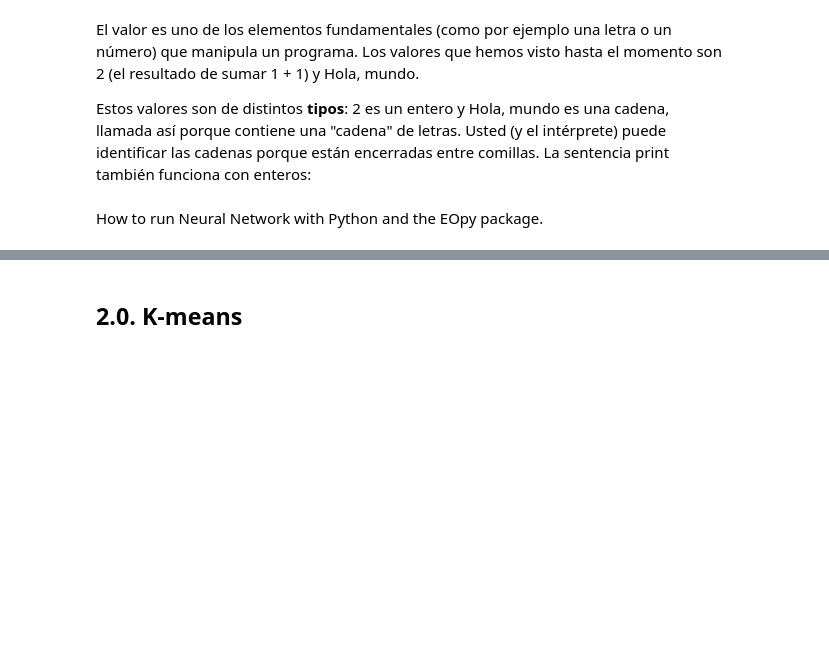
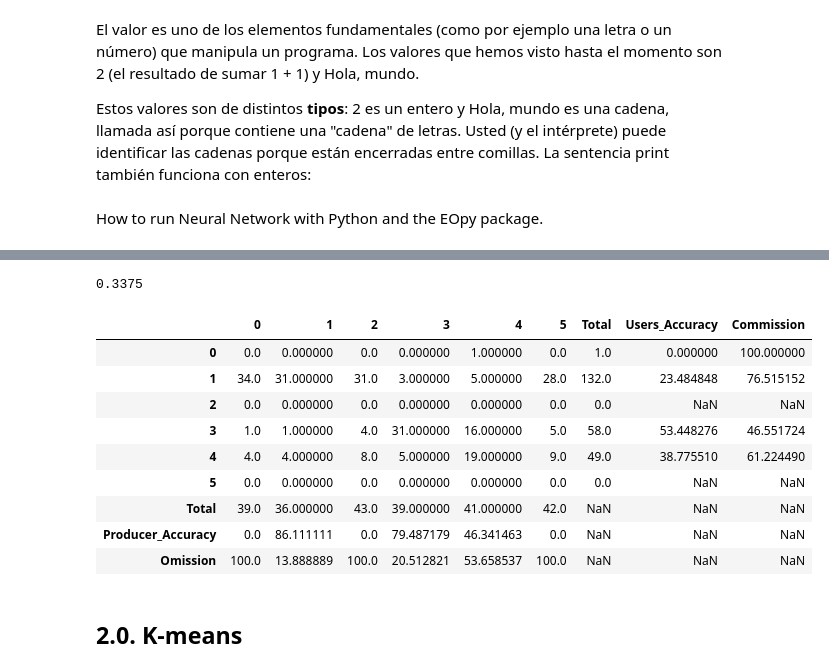
Before and after one commit to ytarazona/scikit-eo, a Jupyter notebook: examples/notebooks/01. Machine learning.ipynb, the cells around one changed output, grey strips where cells are left out. Cells and saved outputs as stored; diff of their text form; code cells hidden in the pictures; blank space fills up the shorter version.

```diff
--- a/examples/notebooks/01. Machine learning.ipynb
+++ b/examples/notebooks/01. Machine learning.ipynb
@@ -18,14 +22,14 @@ import matplotlib.pyplot as plt
 from dbfread import DBF
 import rasterio
 
-path_raster = r"G:\4_RS_Python\Leccion4\Datos\232066\LC08_SUBSET_232066_20190727_STACK.tif"
+path_raster = r"I:\DocenteUniversidades\Clases_UNALM\Investigacion\Clasificacion\raster\LT05_198032_2009_Vilca.tif"
 img = rasterio.open(path_raster)
 
-path_endmembers = r"G:\4_RS_Python\Leccion4\shp\signaturas2018.dbf"
+path_endmembers = r"I:\DocenteUniversidades\Clases_UNALM\Investigacion\Clasificacion\endmembers\endmembers_2009.dbf"
 endmembers = DBF(path_endmembers)
-
-clas = mla(image = img, endm = endmembers)
-classi = clas.NN(max_iter = 400, training_split = 0.5)
+# %%
+clas = mla(image = img, endm = endmembers)
+classi = clas.SVM(training_split = 0.5)
 # %%
 # kmeans
 plt.figure(figsize=(7,7))
@@ -40,3 +43,20 @@ wr.writeRaster(arr = classi.get('Classification_Map'),
+# %%
+classi.get('Overall_Accuracy')
+# %% [output]
+0.3375
+# %%
+classi.get('Confusion_Matrix')
+# %% [output]
+|  | 0 | 1 | 2 | 3 | 4 | 5 | Total | Users_Accuracy | Commission |
+| 0 | 0.0 | 0.000000 | 0.0 | 0.000000 | 1.000000 | 0.0 | 1.0 | 0.000000 | 100.000000 |
+| 1 | 34.0 | 31.000000 | 31.0 | 3.000000 | 5.000000 | 28.0 | 132.0 | 23.484848 | 76.515152 |
+| 2 | 0.0 | 0.000000 | 0.0 | 0.000000 | 0.000000 | 0.0 | 0.0 | NaN | NaN |
+| 3 | 1.0 | 1.000000 | 4.0 | 31.000000 | 16.000000 | 5.0 | 58.0 | 53.448276 | 46.551724 |
+| 4 | 4.0 | 4.000000 | 8.0 | 5.000000 | 19.000000 | 9.0 | 49.0 | 38.775510 | 61.224490 |
+| 5 | 0.0 | 0.000000 | 0.0 | 0.000000 | 0.000000 | 0.0 | 0.0 | NaN | NaN |
+| Total | 39.0 | 36.000000 | 43.0 | 39.000000 | 41.000000 | 42.0 | NaN | NaN | NaN |
+| Producer_Accuracy | 0.0 | 86.111111 | 0.0 | 79.487179 | 46.341463 | 0.0 | NaN | NaN | NaN |
+| Omission | 100.0 | 13.888889 | 100.0 | 20.512821 | 53.658537 | 100.0 | NaN | NaN | NaN |
 # %% [markdown]
 ## 2.0. K-means
 # %%
```
Also changed, not shown: parts of 4 cells of this notebook, 1 other file.
